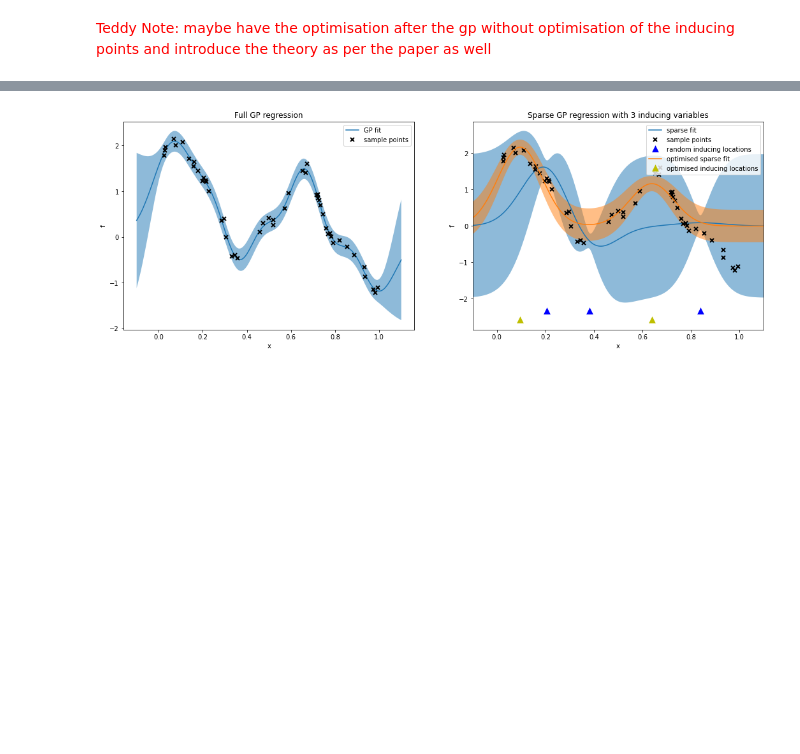
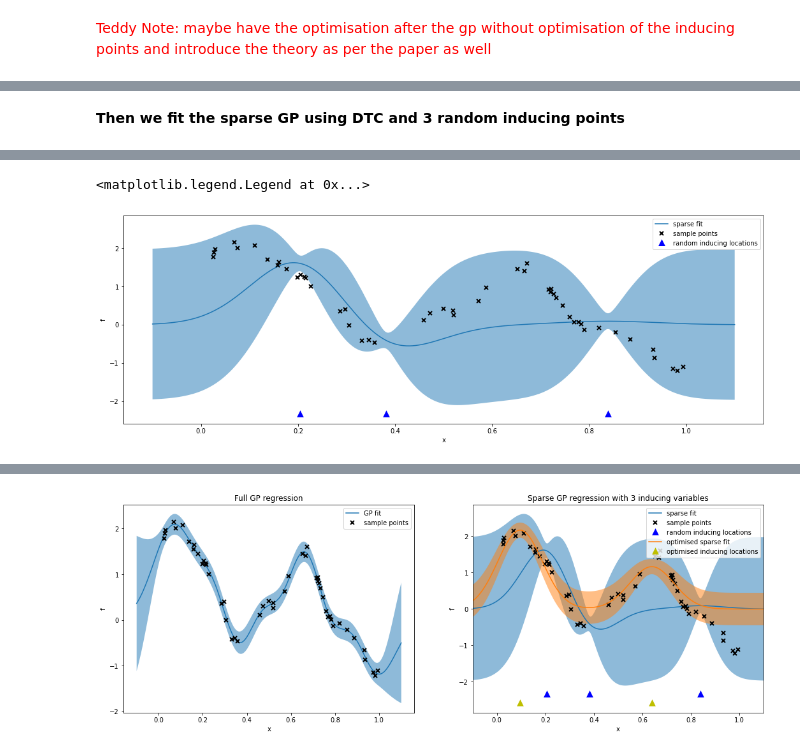
Before and after one commit to panukorn17/COMP0168-Machine-Learning-Seminar, a Jupyter notebook: Coding Demo/Sparse GP Coding Demo.ipynb, the cells around one changed output, grey strips where cells are left out. Drawn from its saved outputs; the diff is of its cells as text; code cells hidden in the pictures; blank space fills up the shorter version.

```diff
--- a/Coding Demo/Sparse GP Coding Demo.ipynb
+++ b/Coding Demo/Sparse GP Coding Demo.ipynb
@@ -73,0 +110,25 @@ We make use of the `SparseGPRegression` model which, like the `GPRegression` mod
+# %% [markdown]
+**Then we fit the sparse GP using DTC and 3 random inducing points**
+# %%
+## Next, we define M=3 inducing points randomly within the sample space
+Z = np.random.rand(3, 1)
+
+# We fit with sparse GP regression using randomly assigned inducing variables
+t0 = time.time()
+m = GPy.models.SparseGPRegression(X, y, Z=Z, kernel=k)
+t1 = time.time()
+print('elapsed time:',t1-t0,'seconds')
+m.Gaussian_noise.variance = 0.01
+m.Gaussian_noise.fix() # We fix the Gaussian observation noise
+
+# We will not optimise any of the hyperparameters again
+mean_sparse_rand, Cov_sparse_rand = m.predict(Xnew, full_cov=True)
+
+# Prepare figure enviroment
+plt.figure(figsize=(18, 6))
+# Plot the posterior of the likelihood fit using a sparse GP
+plot_gp(Xnew, mean_sparse_rand, Cov_sparse_rand, training_points=(X, y))
+# Plot the randomly assigned inducing variables
+plt.plot(Z, [plt.ylim()[0] for _ in Z], 'b^', mew=3)
+plt.legend(labels=["sparse fit", "sample points", "random inducing locations"])
+# %% [output]
@@ -73,0 +136,2 @@ We make use of the `SparseGPRegression` model which, like the `GPRegression` mod
+<matplotlib.legend.Legend at 0x...>
+[figure, added]
```
Also changed, not shown: parts of 16 cells of this notebook.
